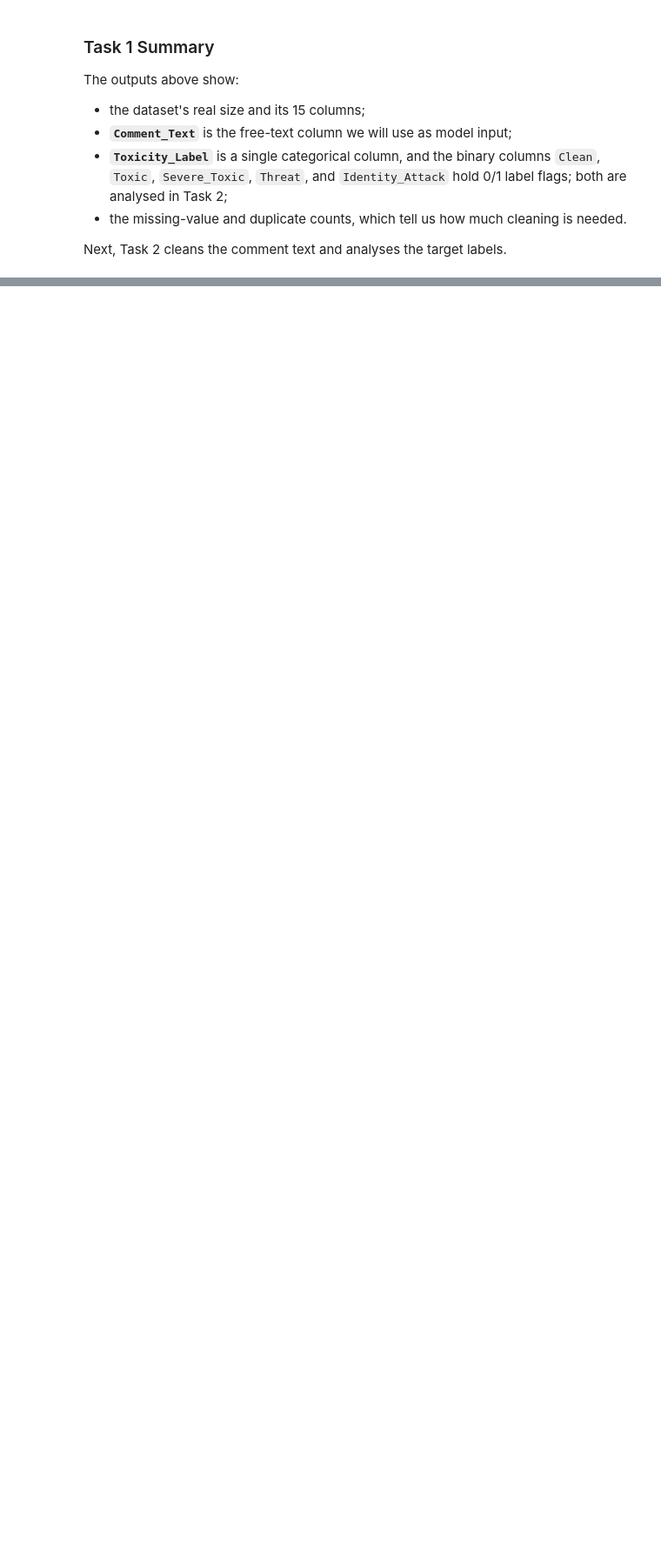
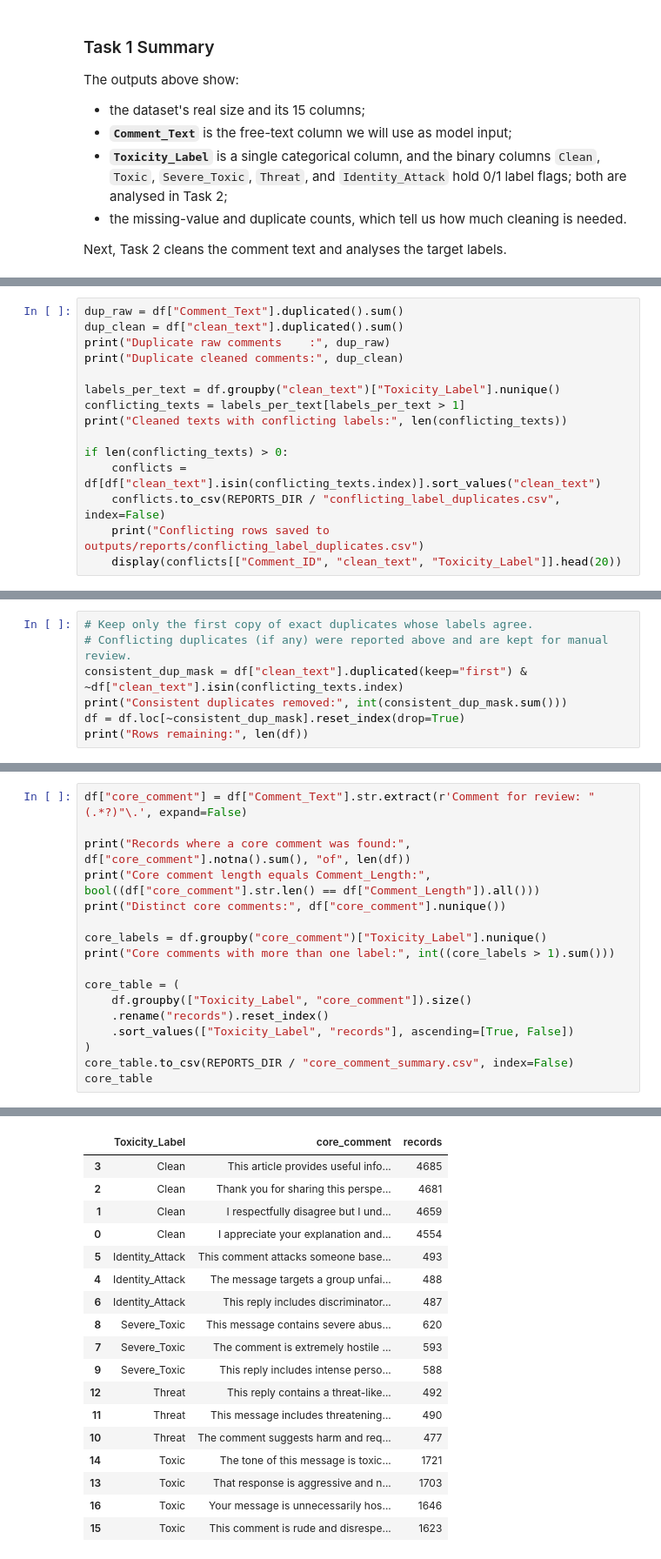
Before and after one commit to ah0890/toxic-comment-classification-dl, a Jupyter notebook: notebooks/toxic_comment_classification.ipynb, the cells around one changed output, grey strips where cells are left out. Shown at 87% size. Drawn from its saved outputs; the diff is of its cells as text; blank space fills up the shorter version.

```diff
--- a/notebooks/toxic_comment_classification.ipynb
+++ b/notebooks/toxic_comment_classification.ipynb
@@ -294,0 +442,15 @@ Next, Task 2 cleans the comment text and analyses the target labels.
+# %%
+dup_raw = df["Comment_Text"].duplicated().sum()
+dup_clean = df["clean_text"].duplicated().sum()
+print("Duplicate raw comments    :", dup_raw)
+print("Duplicate cleaned comments:", dup_clean)
+
+labels_per_text = df.groupby("clean_text")["Toxicity_Label"].nunique()
+conflicting_texts = labels_per_text[labels_per_text > 1]
+print("Cleaned texts with conflicting labels:", len(conflicting_texts))
+
+if len(conflicting_texts) > 0:
+    conflicts = df[df["clean_text"].isin(conflicting_texts.index)].sort_values("clean_text")
+    conflicts.to_csv(REPORTS_DIR / "conflicting_label_duplicates.csv", index=False)
+    print("Conflicting rows saved to outputs/reports/conflicting_label_duplicates.csv")
+    display(conflicts[["Comment_ID", "clean_text", "Toxicity_Label"]].head(20))
@@ -294,0 +461,7 @@ Next, Task 2 cleans the comment text and analyses the target labels.
+# %%
+# Keep only the first copy of exact duplicates whose labels agree.
+# Conflicting duplicates (if any) were reported above and are kept for manual review.
+consistent_dup_mask = df["clean_text"].duplicated(keep="first") & ~df["clean_text"].isin(conflicting_texts.index)
+print("Consistent duplicates removed:", int(consistent_dup_mask.sum()))
+df = df.loc[~consistent_dup_mask].reset_index(drop=True)
+print("Rows remaining:", len(df))
@@ -294,0 +481,18 @@ Next, Task 2 cleans the comment text and analyses the target labels.
+# %%
+df["core_comment"] = df["Comment_Text"].str.extract(r'Comment for review: "(.*?)"\.', expand=False)
+
+print("Records where a core comment was found:", df["core_comment"].notna().sum(), "of", len(df))
+print("Core comment length equals Comment_Length:", bool((df["core_comment"].str.len() == df["Comment_Length"]).all()))
+print("Distinct core comments:", df["core_comment"].nunique())
+
+core_labels = df.groupby("core_comment")["Toxicity_Label"].nunique()
+print("Core comments with more than one label:", int((core_labels > 1).sum()))
+
+core_table = (
+    df.groupby(["Toxicity_Label", "core_comment"]).size()
+    .rename("records").reset_index()
+    .sort_values(["Toxicity_Label", "records"], ascending=[True, False])
+)
+core_table.to_csv(REPORTS_DIR / "core_comment_summary.csv", index=False)
+core_table
+# %% [output]
@@ -294,0 +503,18 @@ Next, Task 2 cleans the comment text and analyses the target labels.
+|  | Toxicity_Label | core_comment | records |
+| 3 | Clean | This article provides useful info... | 4685 |
+| 2 | Clean | Thank you for sharing this perspe... | 4681 |
+| 1 | Clean | I respectfully disagree but I und... | 4659 |
+| 0 | Clean | I appreciate your explanation and... | 4554 |
+| 5 | Identity_Attack | This comment attacks someone base... | 493 |
+| 4 | Identity_Attack | The message targets a group unfai... | 488 |
+| 6 | Identity_Attack | This reply includes discriminator... | 487 |
+| 8 | Severe_Toxic | This message contains severe abus... | 620 |
+| 7 | Severe_Toxic | The comment is extremely hostile ... | 593 |
+| 9 | Severe_Toxic | This reply includes intense perso... | 588 |
+| 12 | Threat | This reply contains a threat-like... | 492 |
+| 11 | Threat | This message includes threatening... | 490 |
+| 10 | Threat | The comment suggests harm and req... | 477 |
+| 14 | Toxic | The tone of this message is toxic... | 1721 |
+| 13 | Toxic | That response is aggressive and n... | 1703 |
+| 16 | Toxic | Your message is unnecessarily hos... | 1646 |
+| 15 | Toxic | This comment is rude and disrespe... | 1623 |
```
Also changed, not shown: parts of 31 cells of this notebook, 6 other files.
